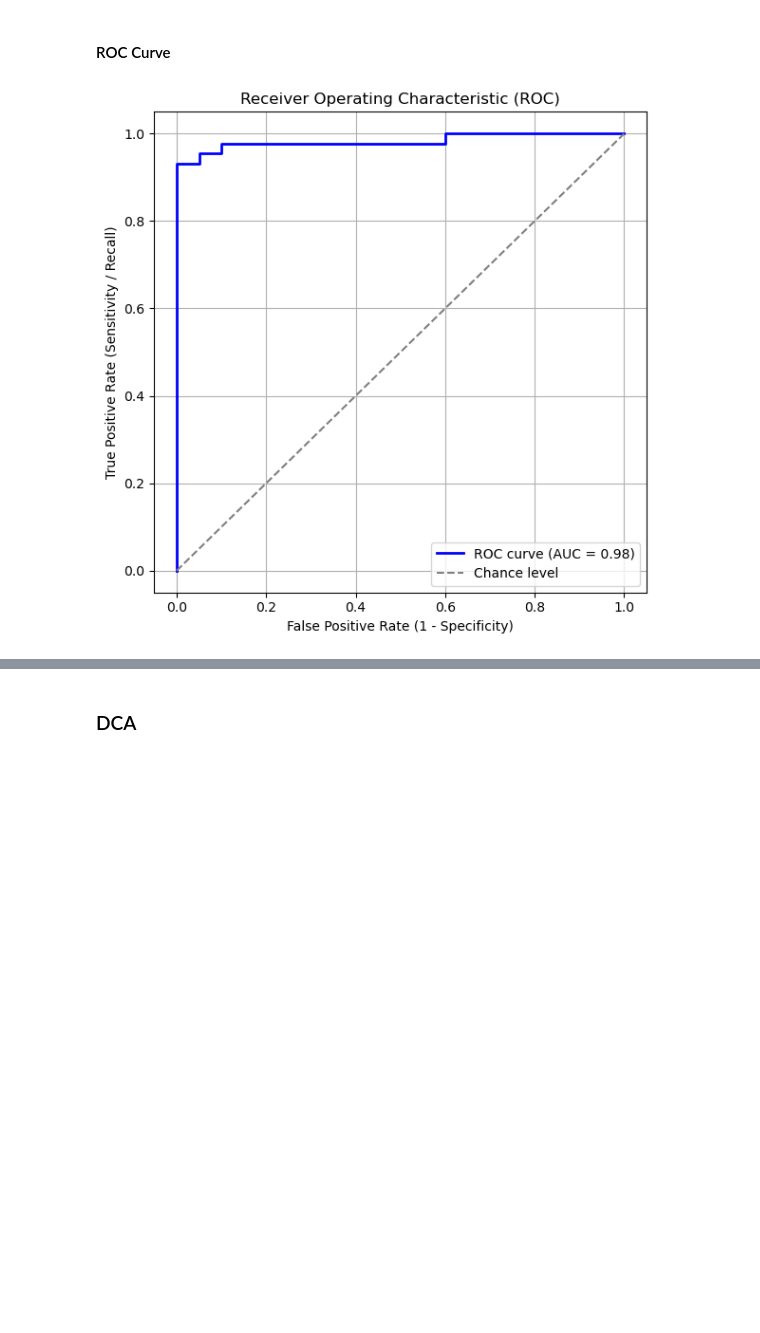
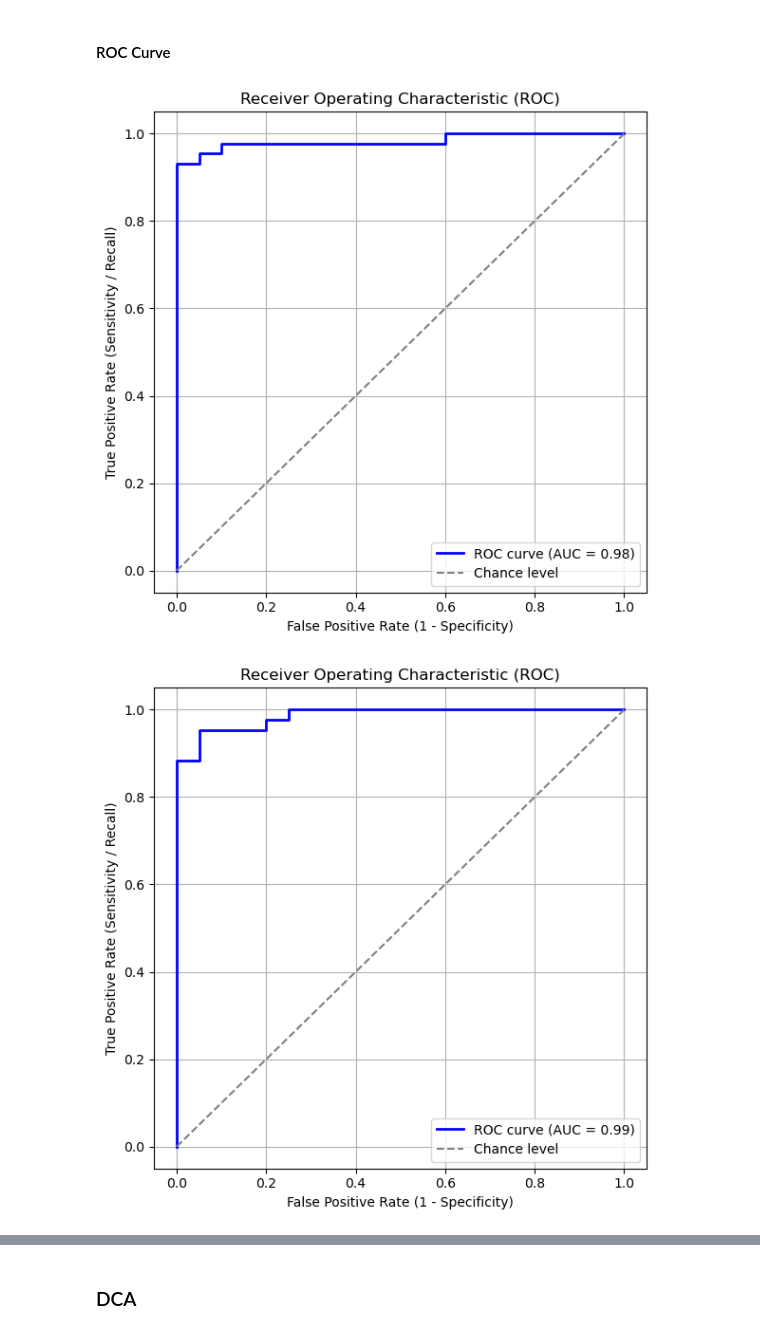
Before and after one commit to acbriza/dpn2026, a Jupyter notebook: module/explainability.ipynb, the cells around one changed output, grey strips where cells are left out. Drawn from its saved outputs; the diff is of its cells as text; code cells hidden in the pictures; blank space fills up the shorter version.

```diff
--- a/module/explainability.ipynb
+++ b/module/explainability.ipynb
@@ -171,9 +150,12 @@ exp.plot_importances(D, config, importances, feature_names,
 # %% [markdown]
 #### ROC Curve
 # %%
-X_test = split_results[0]['X_test']
-y_test = split_results[0]['y_test']
-y_proba = model.predict_proba(X_test)[:,1]
-exp.plot_roc_auc(config, y_test, y_proba, outputdir);
+for s in range(len(split_results)):
+    model = split_results[s]['model']
+    X_test = split_results[s]['X_test']
+    y_test = split_results[s]['y_test']
+    y_proba = model.predict_proba(X_test)[:,1]
+    exp.plot_roc_auc(y_test, y_proba, s, config, outputdir);
 # %% [output]
 [figure]
+[figure, added]
```
Also changed, not shown: parts of 11 cells of this notebook.
